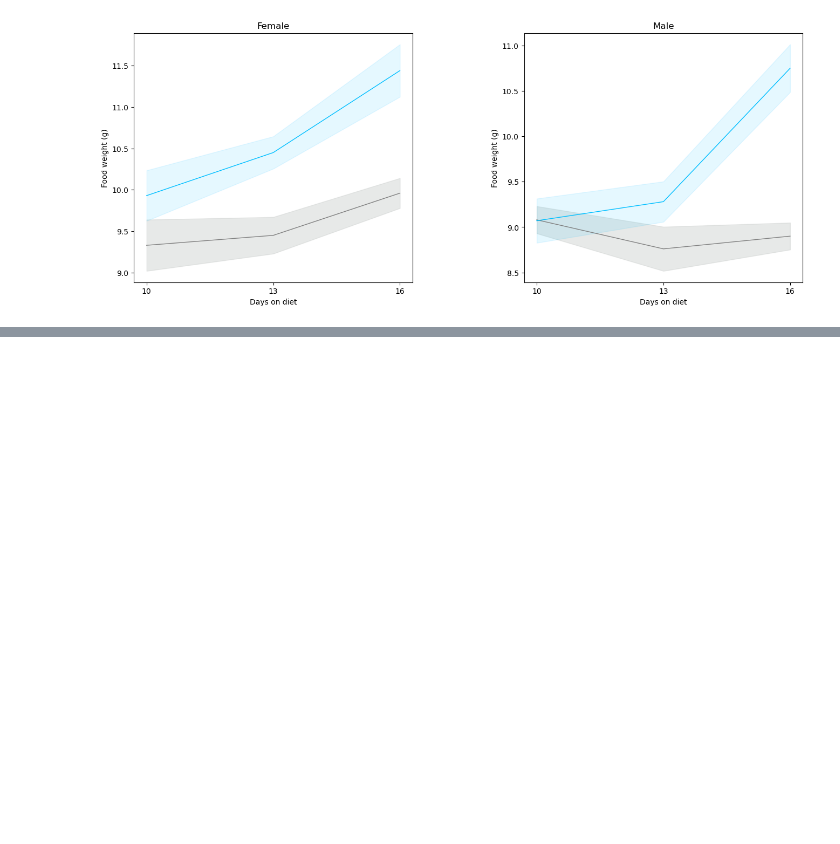
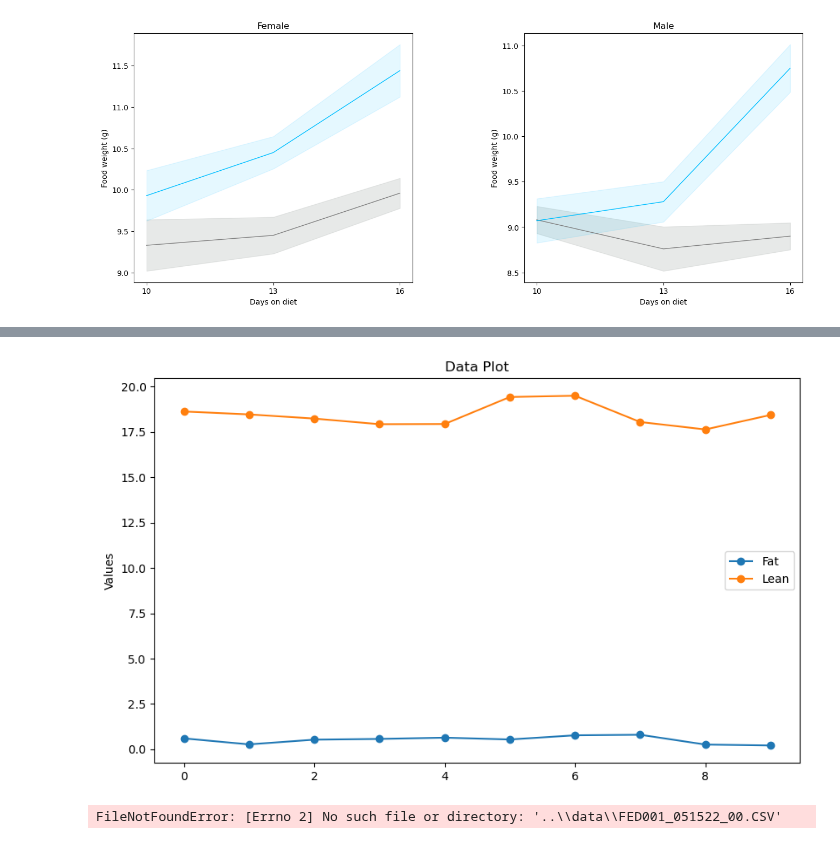
Before and after one commit to Htbibalan/FEDPROFERENCE, a Jupyter notebook: notebooks/FEDXD_READ_DATA.ipynb, the cells around one changed output, grey strips where cells are left out. Cells and saved outputs as stored; diff of their text form; code cells hidden in the pictures; blank space fills up the shorter version.

```diff
--- a/notebooks/FEDXD_READ_DATA.ipynb
+++ b/notebooks/FEDXD_READ_DATA.ipynb
@@ -461,0 +576,79 @@ f.savefig(fig_folder+ "Food_intake.pdf")
+# %%
+
+
+fat_data = [0.60, 0.27, 0.53, 0.57, 0.64, 0.54, 0.77, 0.80, 0.26, 0.21]
+lean_data = [18.63, 18.47, 18.24, 17.93, 17.94, 19.43, 19.50, 18.05, 17.64, 18.44]
+# bw_data = [21.00, 20.60, 20.80, 20.50, 20.30, 21.50, 21.50, 20.60, 19.60, 20.30]
+
+# Plotting the data
+plt.figure(figsize=(10, 6))
+
+plt.plot( fat_data, marker='o', label='Fat')
+plt.plot( lean_data, marker='o', label='Lean')
+# plt.plot( bw_data, marker='o', label='BW(g)')
+
+# Adding labels and title
+
+plt.ylabel('Values')
+plt.title('Data Plot')
+
+# Adding legend
+plt.legend()
+
+# Show the plot
+plt.show()
+# %% [output]
+[figure, added]
+# %%
+def get_breakpoints(filename, max_hours=None):
+
+    if max_hours:
+        df = get_timerange_from_FEDfile(filename)
+    else:
+        df = pd.read_csv(filename)
+
+    # works by finding the difference whenever the FR resets
+    FR = df["FR"]
+    breakpoints = [np.abs(val) for idx, val in enumerate(np.diff(FR)) if val < 0]
+
+    return breakpoints
+
+def get_max_pellets(filename, max_hours=None):
+
+    if max_hours:
+        df = get_timerange_from_FEDfile(filename)
+    else:
+        df = pd.read_csv(filename)
+
+    max_pellets = df["Pellet_Count"].max()
+
+    return max_pellets
+
+def get_timerange_from_FEDfile(filename):
+
+    # formats = ['%Y-%m-%d %H:%M:%S', '%m/%d/%Y %H:%M:%S']
+
+    df = pd.read_csv(filename)
+
+    # try:
+    #     tmp_date_time_obj = datetime.strptime(rows[0][0], formats[0])
+    #     date_format = formats[0]
+    # except ValueError:
+    #     tmp_date_time_obj = datetime.strptime(rows[0][0], formats[1])
+    #     date_format = formats[1]
+
+    date_format = '%m/%d/%Y %H:%M:%S'
+    t0 = datetime.strptime(df["MM:DD:YYYY hh:mm:ss"][0], date_format)
+
+    print(t0)
+
+    return t0
+
+
+filename = "..\\data\\FED001_051522_00.CSV"
+df = pd.read_csv(filename)
+df.columns
+# bps = get_breakpoints(filename)
+# # t0 = get_timerange_from_FEDfile(filename)
+# %% [output]
+FileNotFoundError: [Errno 2] No such file or directory: '..\\data\\FED001_051522_00.CSV'
```
Also changed, not shown: parts of 15 cells of this notebook, 2 other files.
